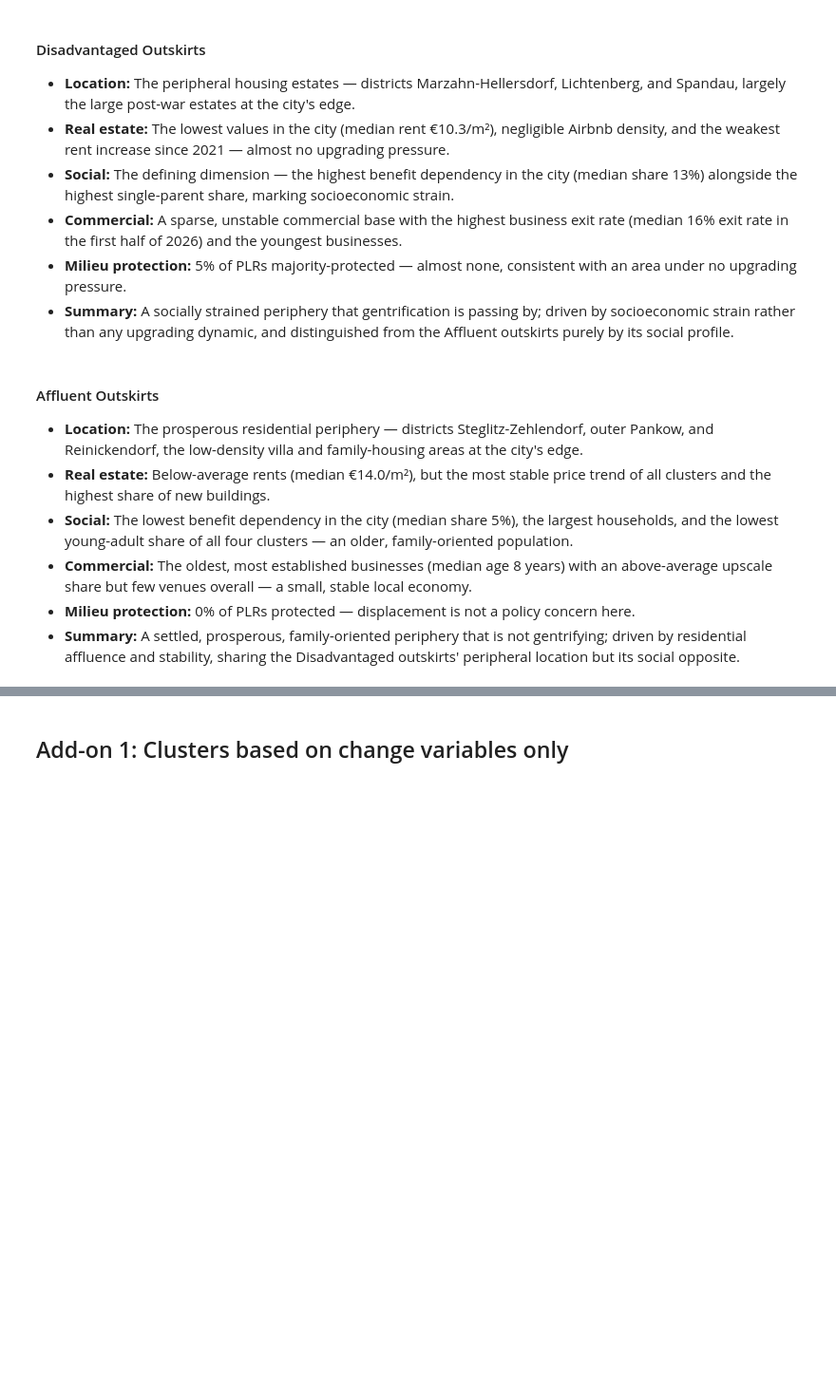
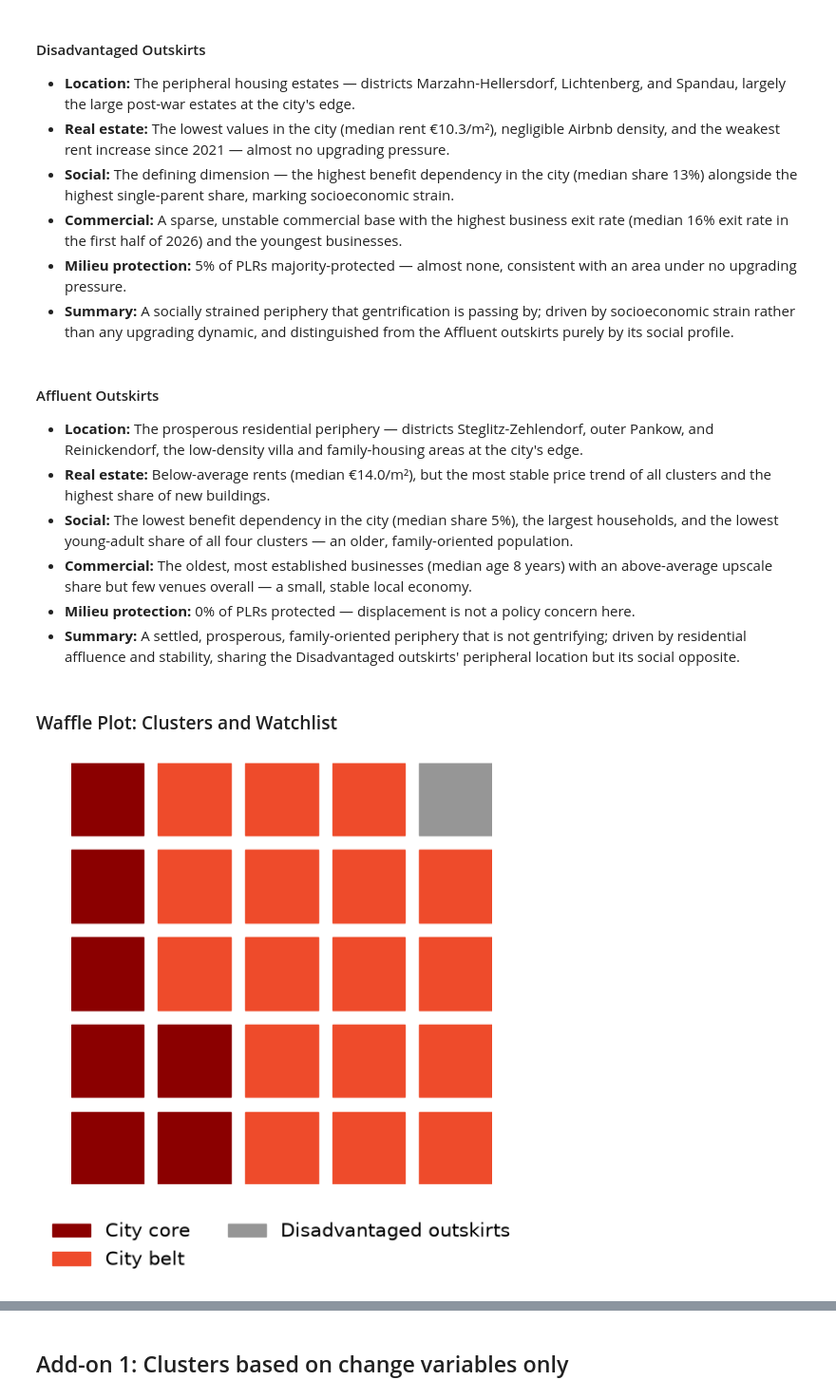
Before and after one commit to mshlg/capstone-kiezkeeper, a Jupyter notebook: notebooks/Module1_clustering/module_1_explore-clusters.ipynb, the cells around one changed output, grey strips where cells are left out. Shown at 95% size. Saved outputs shown, nothing was run; the diff lists cells and outputs as text; code cells hidden in the pictures; blank space fills up the shorter version.

```diff
--- a/notebooks/Module1_clustering/module_1_explore-clusters.ipynb
+++ b/notebooks/Module1_clustering/module_1_explore-clusters.ipynb
@@ -828,3 +806,69 @@ soc_single_parent_household_share_change_2021_2024                 -0.006     -0
 - **Commercial:** The oldest, most established businesses (median age 8 years) with an above-average upscale share but few venues overall — a small, stable local economy.
 - **Milieu protection:** 0% of PLRs protected — displacement is not a policy concern here.
 - **Summary:** A settled, prosperous, family-oriented periphery that is not gentrifying; driven by residential affluence and stability, sharing the Disadvantaged outskirts' peripheral location but its social opposite.
+# %% [markdown]
+### Waffle Plot: Clusters and Watchlist
+# %%
+import pandas as pd
+from pywaffle import Waffle
+import matplotlib.pyplot as plt
+
+# -----------------------------------------------------------
+# Cluster colors (from the established style guide)
+# -----------------------------------------------------------
+cluster_colors = {
+    "City core": "#8B0000",
+    "City belt": "#EE4B2B",
+    "Disadvantaged outskirts": "#969696",
+    "Affluent outskirts": "#D9D9D9",
+}
+
+# -----------------------------------------------------------
+# ASSUMPTION: cluster_4k currently holds integer labels (0-3),
+# not the cluster names. Adjust this mapping to match your
+# actual label encoding before running.
+# -----------------------------------------------------------
+cluster_names = {1: "City core", 3: "City belt",
+                  2: "Disadvantaged outskirts", 0: "Affluent outskirts"}
+# -----------------------------------------------------------
+# Subset to the watchlist and count by cluster
+# -----------------------------------------------------------
+watchlist = df_merge2.loc[df_merge2["on_watchlist"]].copy()
+watchlist["cluster_name"] = watchlist["cluster_4k"].map(cluster_names)
+
+counts = (
+    watchlist["cluster_name"]
+    .value_counts()
+    .reindex(cluster_colors.keys(), fill_value=0)
+)
+
+n_total = int(counts.sum())
+assert n_total == 25, f"Expected 25 PLRs on the watchlist, found {n_total}"
+
+# Drop clusters with zero count so pywaffle doesn't render an empty legend entry
+counts = counts[counts > 0]
+
+# -----------------------------------------------------------
+# Waffle chart
+# -----------------------------------------------------------
+plt.figure(
+    FigureClass=Waffle,
+    rows=5,
+    values=counts.to_dict(),
+    colors=[cluster_colors[c] for c in counts.index],
+
+    legend={
+        "loc": "upper center",
+        "bbox_to_anchor": (0.5, -0.05),
+        "ncol": 2,
+        "framealpha": 0,
+        "fontsize": 15,
+    },
+    figsize=(6, 6),
+)
+
+plt.tight_layout()
+plt.savefig("../../plots/presentation/cluster_watchlist_waffle.png", dpi=300, bbox_inches="tight")
+plt.show()
+# %% [output]
+[figure, added]
```
Also changed, not shown: parts of 6 cells of this notebook.
